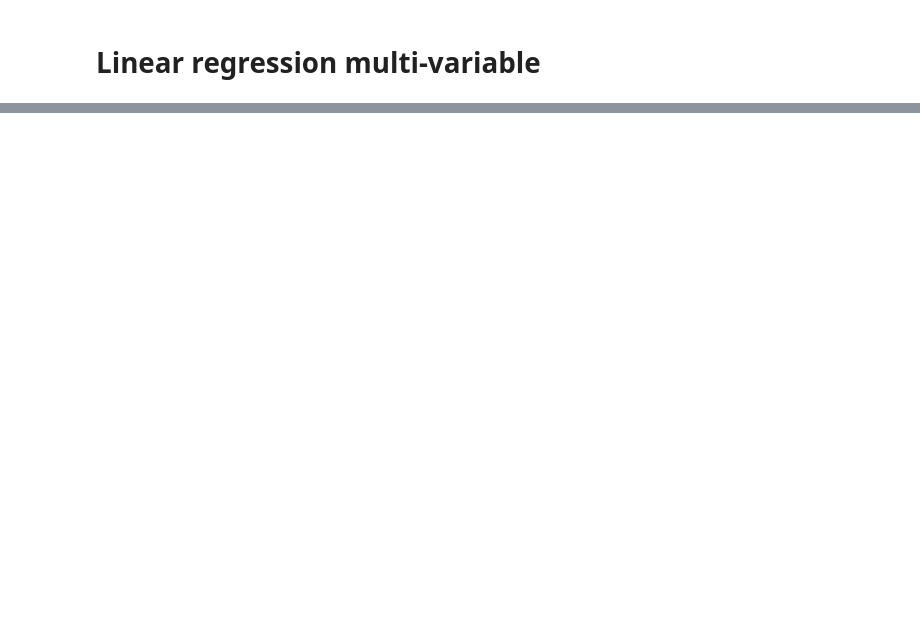
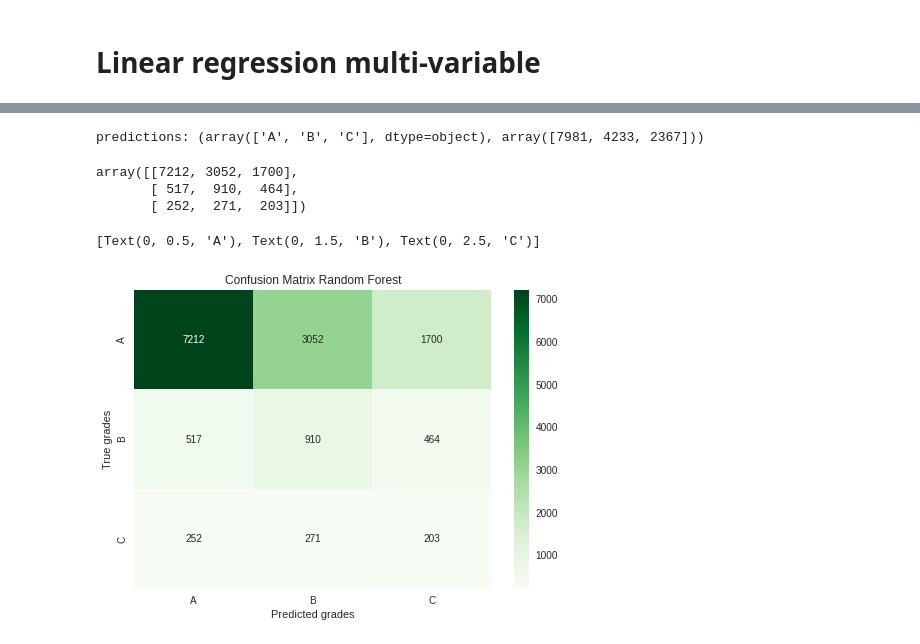
Before and after one commit to eungam/NYC-restaurant-inspections, a Jupyter notebook: Copy_of_Final_Project_Restaurant_Grades_NYC.ipynb, the cells around one changed output, grey strips where cells are left out. Saved outputs shown, nothing was run; the diff lists cells and outputs as text; code cells hidden in the pictures; blank space fills up the shorter version.

```diff
--- a/Copy_of_Final_Project_Restaurant_Grades_NYC.ipynb
+++ b/Copy_of_Final_Project_Restaurant_Grades_NYC.ipynb
@@ -240,0 +276,4 @@ plt.bar(bar_x_positions, axis_y)
+# %%
+from sklearn.tree import DecisionTreeClassifier
+classifier = DecisionTreeClassifier(class_weight='balanced')
+classifier.fit(X_train, y_train)
@@ -240,0 +339,3 @@ plt.bar(bar_x_positions, axis_y)
+# %%
+classifier2 = DecisionTreeClassifier(min_samples_split=60, max_depth=200)
+classifier2.fit(X_train, y_train)
@@ -240,0 +363,4 @@ plt.bar(bar_x_positions, axis_y)
+# %%
+from sklearn.ensemble import RandomForestClassifier
+forest = RandomForestClassifier(class_weight='balanced')
+forest.fit(X_train, y_train)
@@ -240,0 +401,25 @@ plt.bar(bar_x_positions, axis_y)
+# %%
+# split predictions
+print("predictions:", np.unique(pred_forest, return_counts=True))
+# %% [output]
+predictions: (array(['A', 'B', 'C'], dtype=object), array([7981, 4233, 2367]))
+# %%
+# confusion matrix
+from sklearn.metrics import confusion_matrix
+labels = ['A', 'B', 'C']
+cm = confusion_matrix(y_test, forest.predict(X_test), labels)
+cm
+# %% [output]
+array([[7212, 3052, 1700],
+       [ 517,  910,  464],
+       [ 252,  271,  203]])
+# %%
+ax = plt.subplot()
+sb.heatmap(cm, annot=True, fmt=".0f", cmap='Greens', ax = ax)
+ax.set_xlabel('Predicted grades')
+ax.set_ylabel('True grades')
+ax.set_title('Confusion Matrix Random Forest')
+ax.xaxis.set_ticklabels(['A', 'B', 'C']); ax.yaxis.set_ticklabels(['A', 'B', 'C'])
+# %% [output]
+[Text(0, 0.5, 'A'), Text(0, 1.5, 'B'), Text(0, 2.5, 'C')]
+[figure, added]
```
Also changed, not shown: parts of 64 cells of this notebook.
